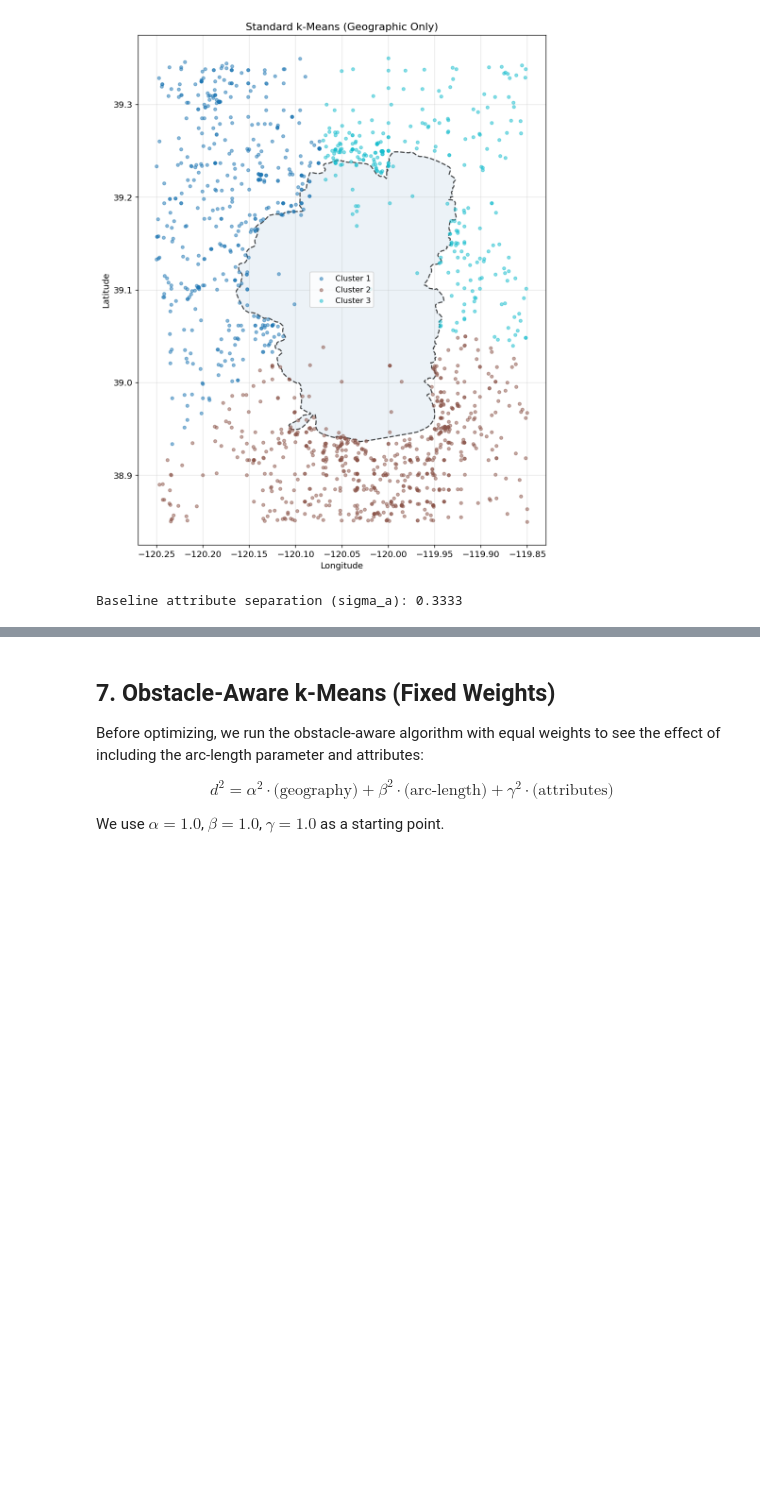
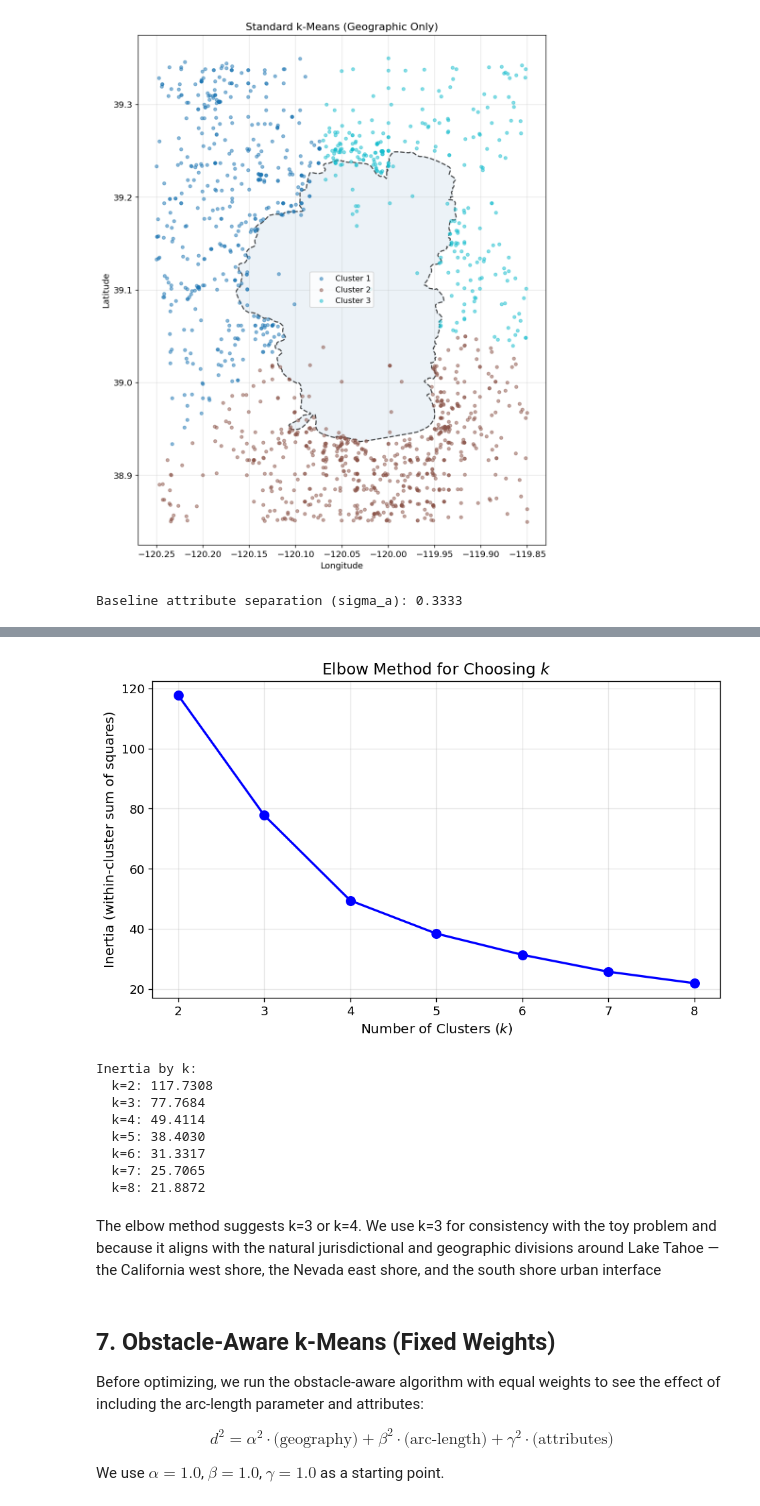
Before and after one commit to Michele-75/obstacle-aware-clustering, a Jupyter notebook: notebooks/03_clustering_wildfires.ipynb, the cells around one changed output, grey strips where cells are left out. Drawn from its saved outputs; the diff is of its cells as text; code cells hidden in the pictures; blank space fills up the shorter version.

```diff
--- a/notebooks/03_clustering_wildfires.ipynb
+++ b/notebooks/03_clustering_wildfires.ipynb
@@ -356,3 +363,39 @@ Baseline attribute separation (sigma_a): 0.3333
+# %%
+# Elbow method: test k = 2 through 8
+k_range = range(2, 9)
+inertias = []
+
+for k_test in k_range:
+    km = KMeans(n_clusters=k_test, random_state=42, n_init=10)
+    km.fit(xy_scaled)
+    inertias.append(km.inertia_)
+
+fig, ax = plt.subplots(figsize=(8, 5))
+ax.plot(k_range, inertias, 'bo-', linewidth=2, markersize=8)
+ax.set_xlabel('Number of Clusters ($k$)', fontsize=12)
+ax.set_ylabel('Inertia (within-cluster sum of squares)', fontsize=12)
+ax.set_title('Elbow Method for Choosing $k$', fontsize=14)
+ax.set_xticks(list(k_range))
+ax.grid(True, alpha=0.3)
+plt.tight_layout()
+plt.show()
+
+# Print the values for reference
+print('Inertia by k:')
+for k_test, inertia in zip(k_range, inertias):
+    print(f'  k={k_test}: {inertia:.4f}')
+# %% [output]
+[figure, added]
+Inertia by k:
+  k=2: 117.7308
+  k=3: 77.7684
+  k=4: 49.4114
+  k=5: 38.4030
+  k=6: 31.3317
+  k=7: 25.7065
+  k=8: 21.8872
+# %% [markdown]
+The elbow method suggests k=3 or k=4. We use k=3 for consistency with the toy problem and because it aligns with the natural jurisdictional and geographic divisions around Lake Tahoe — the California west shore, the Nevada east shore, and the south shore urban interface
 # %% [markdown]
 ## 7. Obstacle-Aware k-Means (Fixed Weights)
 
```
Also changed, not shown: parts of 18 cells of this notebook.
